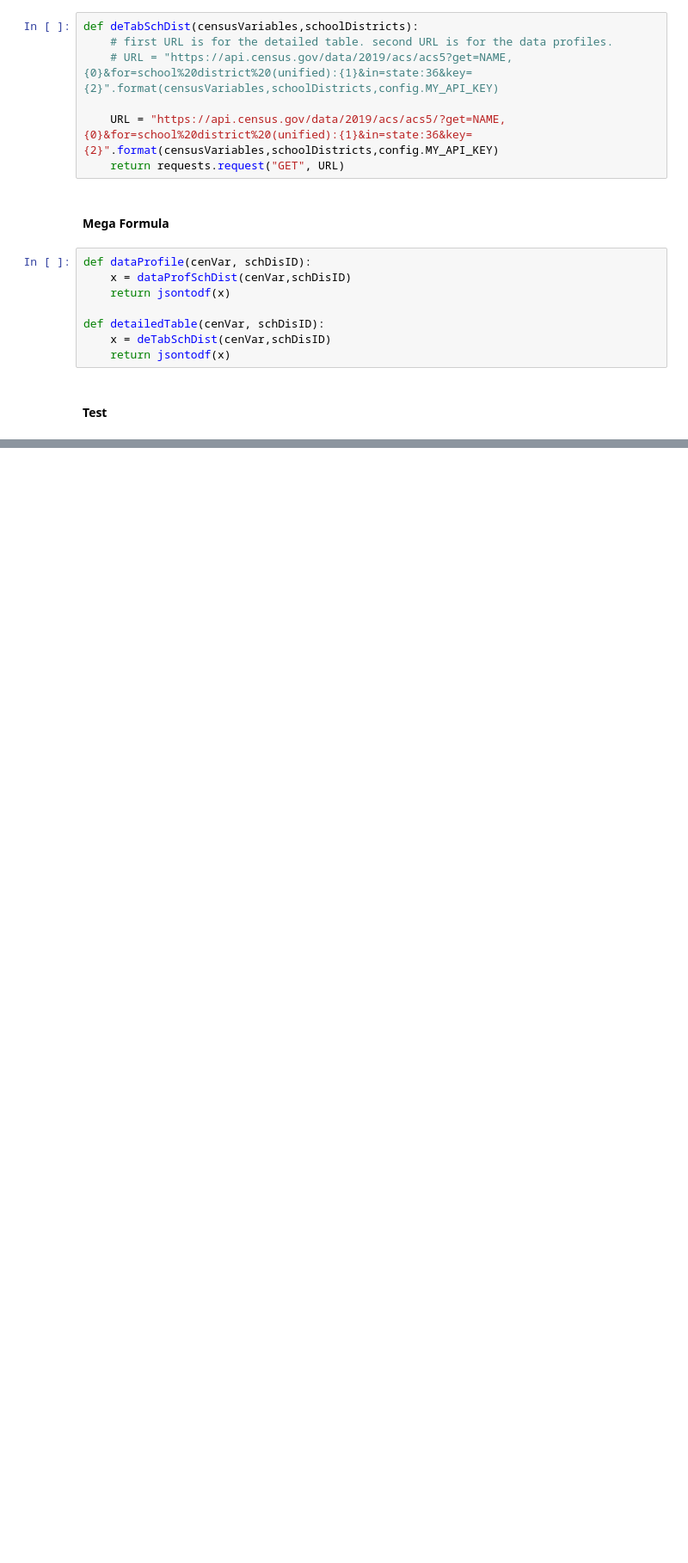
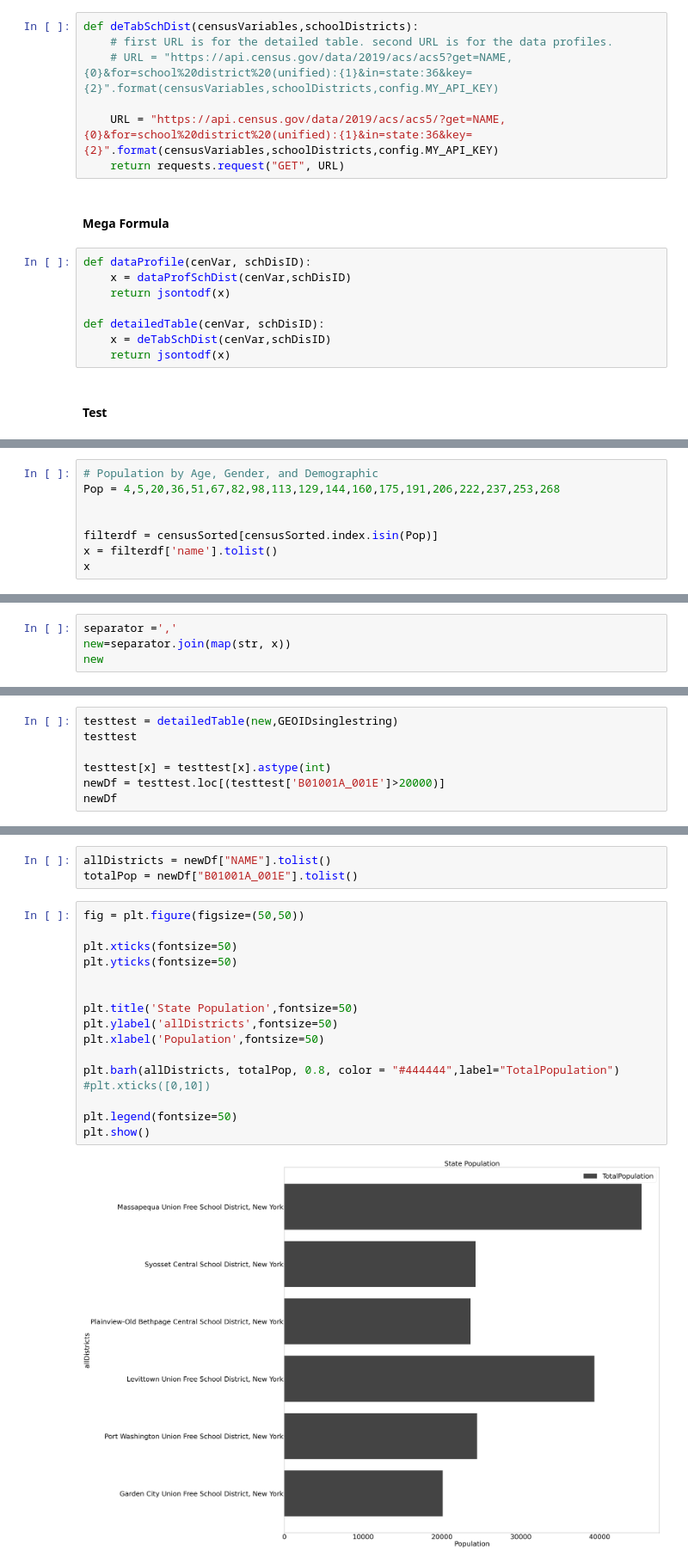
Before and after one commit to pylinet/USCensus, a Jupyter notebook: USCensusNYData.ipynb, the cells around one changed output, grey strips where cells are left out. Shown at 86% size. Saved outputs shown, nothing was run; the diff lists cells and outputs as text; blank space fills up the shorter version.

```diff
--- a/USCensusNYData.ipynb
+++ b/USCensusNYData.ipynb
@@ -135,0 +204,8 @@ detailedTable(selectedVar,GEOIDsinglestring)
+# %%
+# Population by Age, Gender, and Demographic
+Pop = 4,5,20,36,51,67,82,98,113,129,144,160,175,191,206,222,237,253,268
+
+
+filterdf = censusSorted[censusSorted.index.isin(Pop)]
+x = filterdf['name'].tolist()
+x
@@ -135,0 +232,4 @@ detailedTable(selectedVar,GEOIDsinglestring)
+# %%
+separator =','
+new=separator.join(map(str, x))
+new
@@ -135,0 +238,7 @@ detailedTable(selectedVar,GEOIDsinglestring)
+# %%
+testtest = detailedTable(new,GEOIDsinglestring)
+testtest
+
+testtest[x] = testtest[x].astype(int)
+newDf = testtest.loc[(testtest['B01001A_001E']>20000)]
+newDf
@@ -135,0 +258,21 @@ detailedTable(selectedVar,GEOIDsinglestring)
+# %%
+allDistricts = newDf["NAME"].tolist()
+totalPop = newDf["B01001A_001E"].tolist()
+# %%
+fig = plt.figure(figsize=(50,50))
+
+plt.xticks(fontsize=50)
+plt.yticks(fontsize=50)
+
+
+plt.title('State Population',fontsize=50)
+plt.ylabel('allDistricts',fontsize=50)
+plt.xlabel('Population',fontsize=50)
+
+plt.barh(allDistricts, totalPop, 0.8, color = "#444444",label="TotalPopulation")
+#plt.xticks([0,10])
+
+plt.legend(fontsize=50)
+plt.show()
+# %% [output]
+[figure, added]
```
Also changed, not shown: parts of 12 cells of this notebook, 1 other file.
